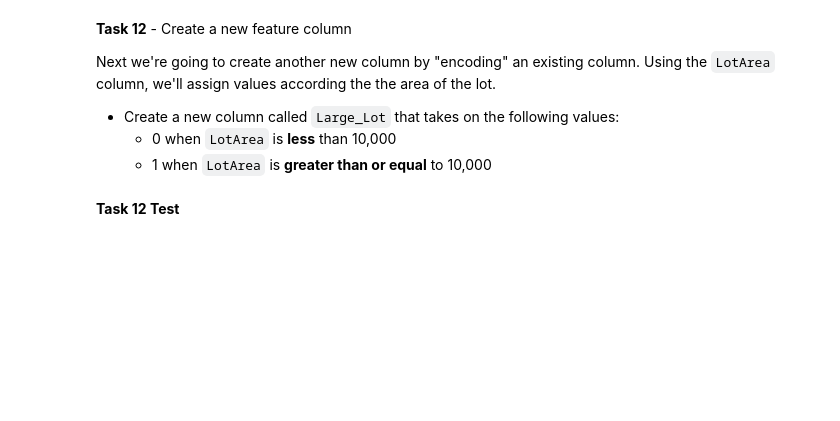
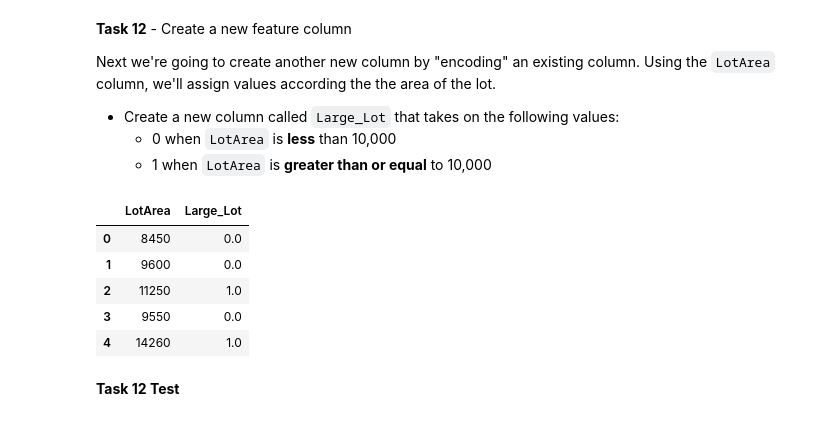
Before and after one commit to Vasanta2002/Sprint_1_git, a Jupyter notebook: module2-exploratory-data-analysis/DS_112_EDA_Features_Assignment_AG.ipynb, the cells around one changed output. Drawn from its saved outputs; the diff is of its cells as text; code cells hidden in the pictures; blank space fills up the shorter version.

```diff
--- a/module2-exploratory-data-analysis/DS_112_EDA_Features_Assignment_AG.ipynb
+++ b/module2-exploratory-data-analysis/DS_112_EDA_Features_Assignment_AG.ipynb
@@ -298,11 +349,19 @@ Next we're going to create another new column by "encoding" an existing column.
 # %%
 # Task 12
 
 # YOUR CODE HERE
-raise NotImplementedError()
+house.loc[house['LotArea'] < 10000, "Large_Lot"] = 0
+house.loc[house['LotArea'] >= 10000, "Large_Lot"] = 1
 
 # View the new column
-#house[['LotArea', 'Large_Lot']].head()
+house[['LotArea', 'Large_Lot']].head()
+# %% [output]
+|  | LotArea | Large_Lot |
+| 0 | 8450 | 0.0 |
+| 1 | 9600 | 0.0 |
+| 2 | 11250 | 1.0 |
+| 3 | 9550 | 0.0 |
+| 4 | 14260 | 1.0 |
 # %% [markdown]
 **Task 12 Test**
 # %%
```
Also changed, not shown: parts of 14 cells of this notebook.
